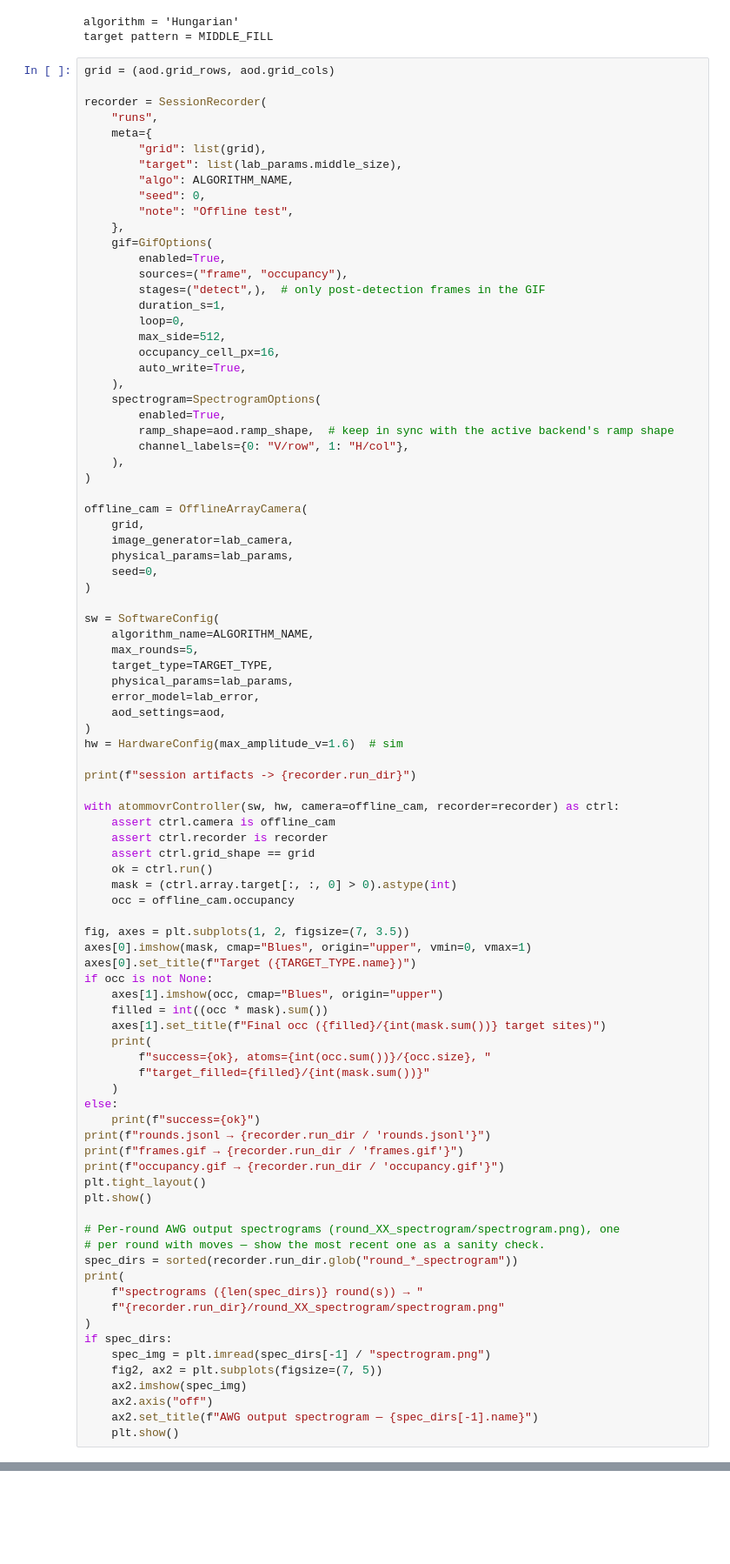
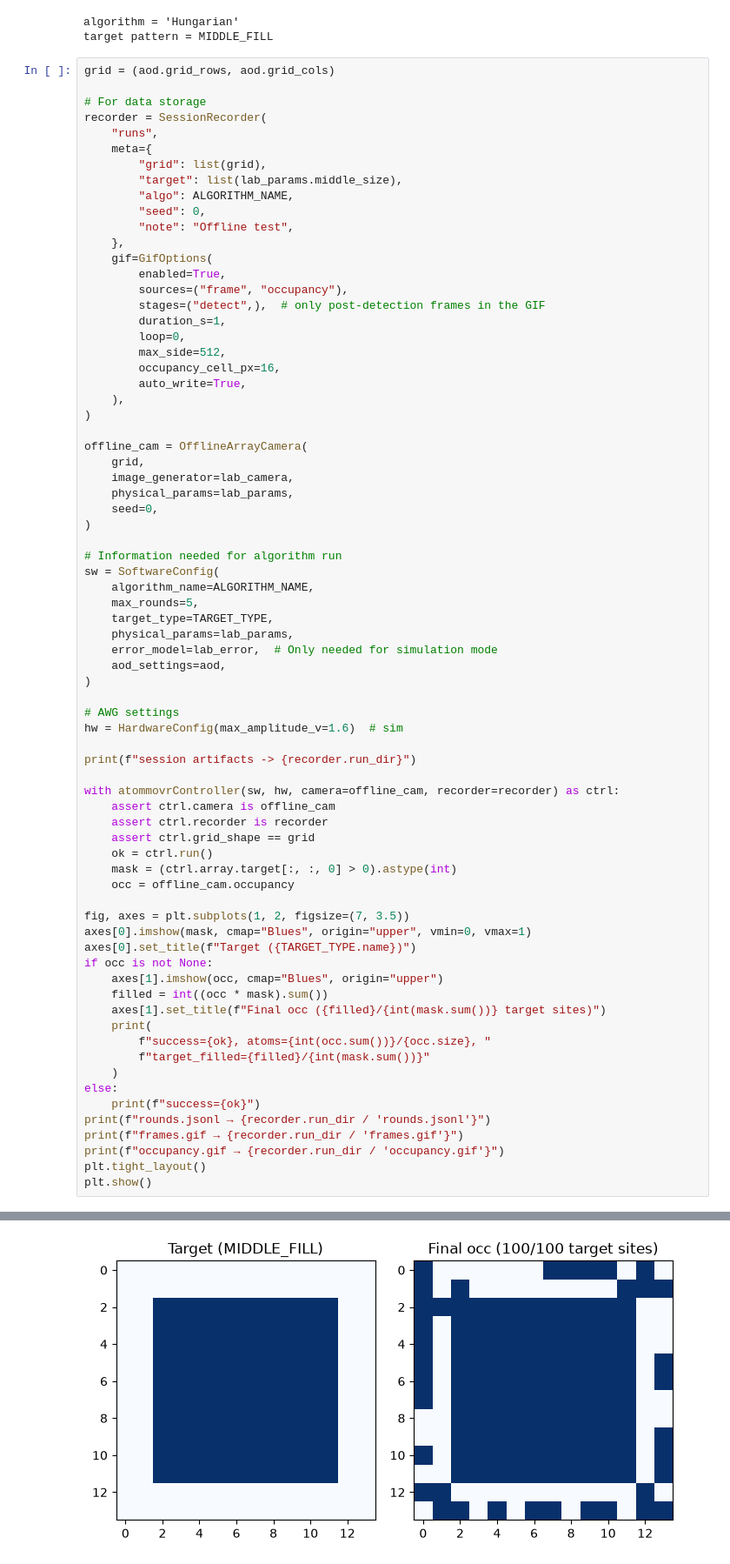
Before and after one commit to davidKMJ/atommovr-zwierlein, a Jupyter notebook: zwierlein_lab_tutorial.ipynb, the cells around one changed output, grey strips where cells are left out. Shown at 87% size. Cells and saved outputs as stored; diff of their text form; blank space fills up the shorter version.

```diff
--- a/zwierlein_lab_tutorial.ipynb
+++ b/zwierlein_lab_tutorial.ipynb
@@ -237,6 +239,7 @@ target pattern = MIDDLE_FILL
 # %%
 grid = (aod.grid_rows, aod.grid_cols)
 
+# For data storage
 recorder = SessionRecorder(
     "runs",
     meta={
@@ -256,11 +259,6 @@ recorder = SessionRecorder(
         occupancy_cell_px=16,
         auto_write=True,
     ),
-    spectrogram=SpectrogramOptions(
-        enabled=True,
-        ramp_shape=aod.ramp_shape,  # keep in sync with the active backend's ramp shape
-        channel_labels={0: "V/row", 1: "H/col"},
-    ),
 )
 
 offline_cam = OfflineArrayCamera(
@@ -270,14 +268,17 @@ offline_cam = OfflineArrayCamera(
     seed=0,
 )
 
+# Information needed for algorithm run
 sw = SoftwareConfig(
     algorithm_name=ALGORITHM_NAME,
     max_rounds=5,
     target_type=TARGET_TYPE,
     physical_params=lab_params,
-    error_model=lab_error,
+    error_model=lab_error,  # Only needed for simulation mode
     aod_settings=aod,
 )
+
+# AWG settings
 hw = HardwareConfig(max_amplitude_v=1.6)  # sim
 
 print(f"session artifacts -> {recorder.run_dir}")
@@ -308,18 +309,4 @@ print(f"frames.gif → {recorder.run_dir / 'frames.gif'}")
 print(f"occupancy.gif → {recorder.run_dir / 'occupancy.gif'}")
 plt.tight_layout()
 plt.show()
-
-# Per-round AWG output spectrograms (round_XX_spectrogram/spectrogram.png), one
-# per round with moves — show the most recent one as a sanity check.
-spec_dirs = sorted(recorder.run_dir.glob("round_*_spectrogram"))
-print(
-    f"spectrograms ({len(spec_dirs)} round(s)) → "
-    f"{recorder.run_dir}/round_XX_spectrogram/spectrogram.png"
-)
-if spec_dirs:
-    spec_img = plt.imread(spec_dirs[-1] / "spectrogram.png")
-    fig2, ax2 = plt.subplots(figsize=(7, 5))
-    ax2.imshow(spec_img)
-    ax2.axis("off")
-    ax2.set_title(f"AWG output spectrogram — {spec_dirs[-1].name}")
-    plt.show()
+# %% [output]
@@ -326 +330,2 @@ if spec_dirs:
+[figure, added]
 # %% [markdown]
```
Also changed, not shown: parts of 12 cells of this notebook, 57 other files.
